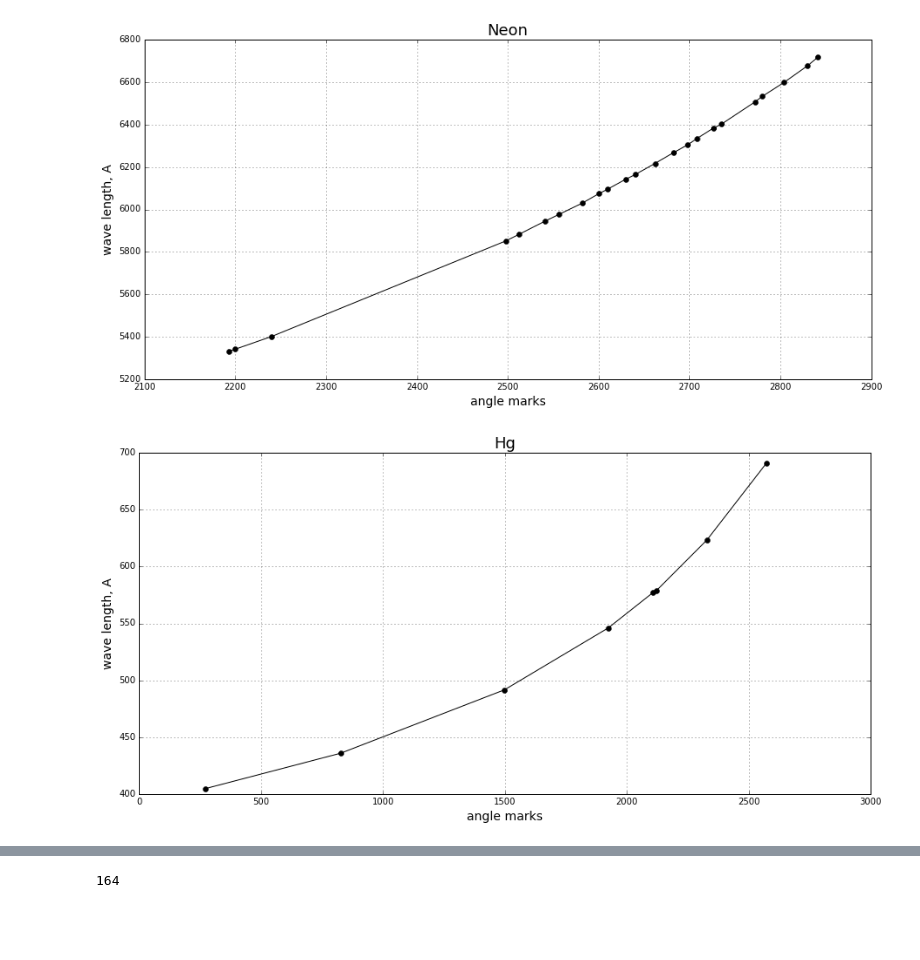
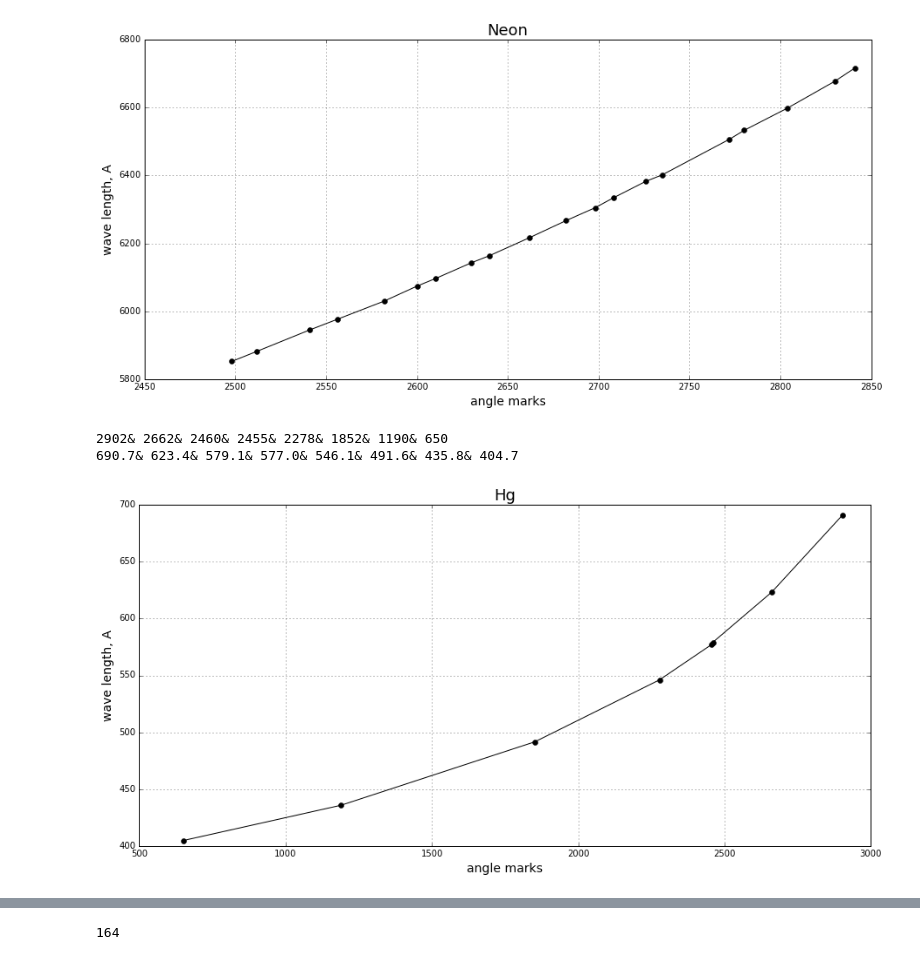
Before and after one commit to ale3otik/Physic_labs2016part2, a Jupyter notebook: sem3/SPEKTR/data.ipynb, the cells around one changed output, grey strips where cells are left out. Drawn from its saved outputs; the diff is of its cells as text; code cells hidden in the pictures; blank space fills up the shorter version.

```diff
--- a/sem3/SPEKTR/data.ipynb
+++ b/sem3/SPEKTR/data.ipynb
@@ -5,36 +5,44 @@ import matplotlib.pyplot as plt
 # %%
 # neon = [[3,2396,6402,'Красная'] , [15,2290,6143,'Красно-Оранж'],
 #         [20,1998,5945,'Оранжевая'],[22,2150,5853,'Желтая'], [23,1880,5330,'Зеленая']]
 
 # neon_k = [2630,2612,2546,2538,2514,2496,2482,2436,2424,2348,2322,2242,2188,1926]
 # Неон
 # [номер в таблице, мера на барабане, Обозначение-цвет]
-neon_x = [2841,2830,2804,2780,2772,2735,2726,2708,2698,2682,2662,2640,2630,2610,2600,2582, 2556,2541,2512,2498,2240,2200,2193]
-neon_y = [6717,6678,6599,6533,6507,6402,6383,6334,6305,6267,6217,6164,6143,6096,6074,6030,5976,5945,5882,5852,5401,5341,5331]
+neon_x = [2841,2830,2804,2780,2772,2735,2726,2708,2698,2682,2662,2640,2630,2610,2600,2582, 2556,2541,2512,2498]
+neon_y = [6717,6678,6599,6533,6507,6402,6383,6334,6305,6267,6217,6164,6143,6096,6074,6030,5976,5945,5882,5852]
 plt.figure(figsize = (15,7))
 plt.title('Neon',size=18)
 plt.xlabel('angle marks',size=14)
 plt.ylabel('wave length, A',size=14)
 plt.grid(True)
 plt.plot(neon_x,neon_y,'-o',color='black')
 plt.savefig('g1_neon.png')
 # %% [output]
-[figure, old version]
+[figure, new version]
 # %%
 #Ртуть
 # [номер в таблице, мера на барабане, Обозначение-цвет]
 
-rtut = [[-1,2571,690.7,'K1'], [0, 2328, 623.4, 'K2'], [1,2122,579.1,'1'], [2,2106,577,'2'],
-        [3, 1924,546.1,'3'], [4,1498,491.6,'4'], [5,826,435.8,'5'], [6,272,404.7,'6']]
+# rtut = [[-1,2571,690.7,'K1'], [0, 2328, 623.4, 'K2'], [1,2122,579.1,'1'], [2,2106,577,'2'],
+#         [3, 1924,546.1,'3'], [4,1498,491.6,'4'], [5,826,435.8,'5'], [6,272,404.7,'6']]
 
 plt.figure(figsize = (15,7))
 plt.title('Hg',size=18)
 plt.xlabel('angle marks',size=14)
 plt.ylabel('wave length, A',size=14)
 plt.grid(True)
-OX = [x[1] for x in rtut]
-OY = [x[2] for x in rtut]
+OX = [650,1190,1852,2278,2455,2460,2662,2902]
+OY = [404.7, 435.8, 491.6, 546.1, 577.0, 579.1, 623.4, 690.7]
+rtut_x = OX
+rtut_y = OY
+# OX = [x[1] for x in rtut]
+# OY = [x[2] for x in rtut]
+print('& '.join(reversed([str(x) for x in OX])))
+print('& '.join(reversed([str(x) for x in OY])))
 plt.plot(OX,OY,'-o',color='black')
 plt.savefig('g1_rtut.png')
 # %% [output]
+2902& 2662& 2460& 2455& 2278& 1852& 1190& 650
+690.7& 623.4& 579.1& 577.0& 546.1& 491.6& 435.8& 404.7
-[figure, old version]
+[figure, new version]
```
Also changed, not shown: parts of 3 cells of this notebook.
